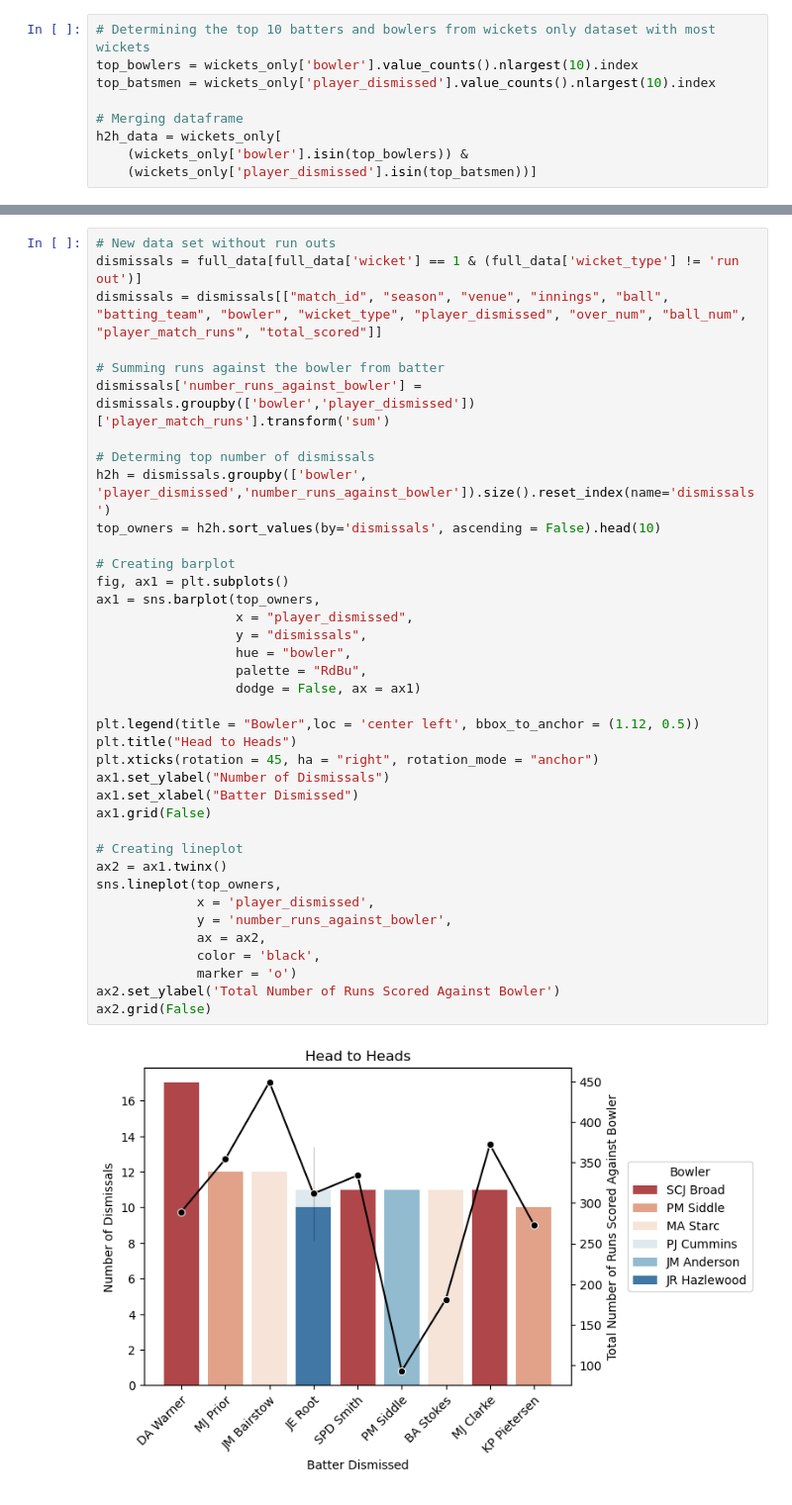
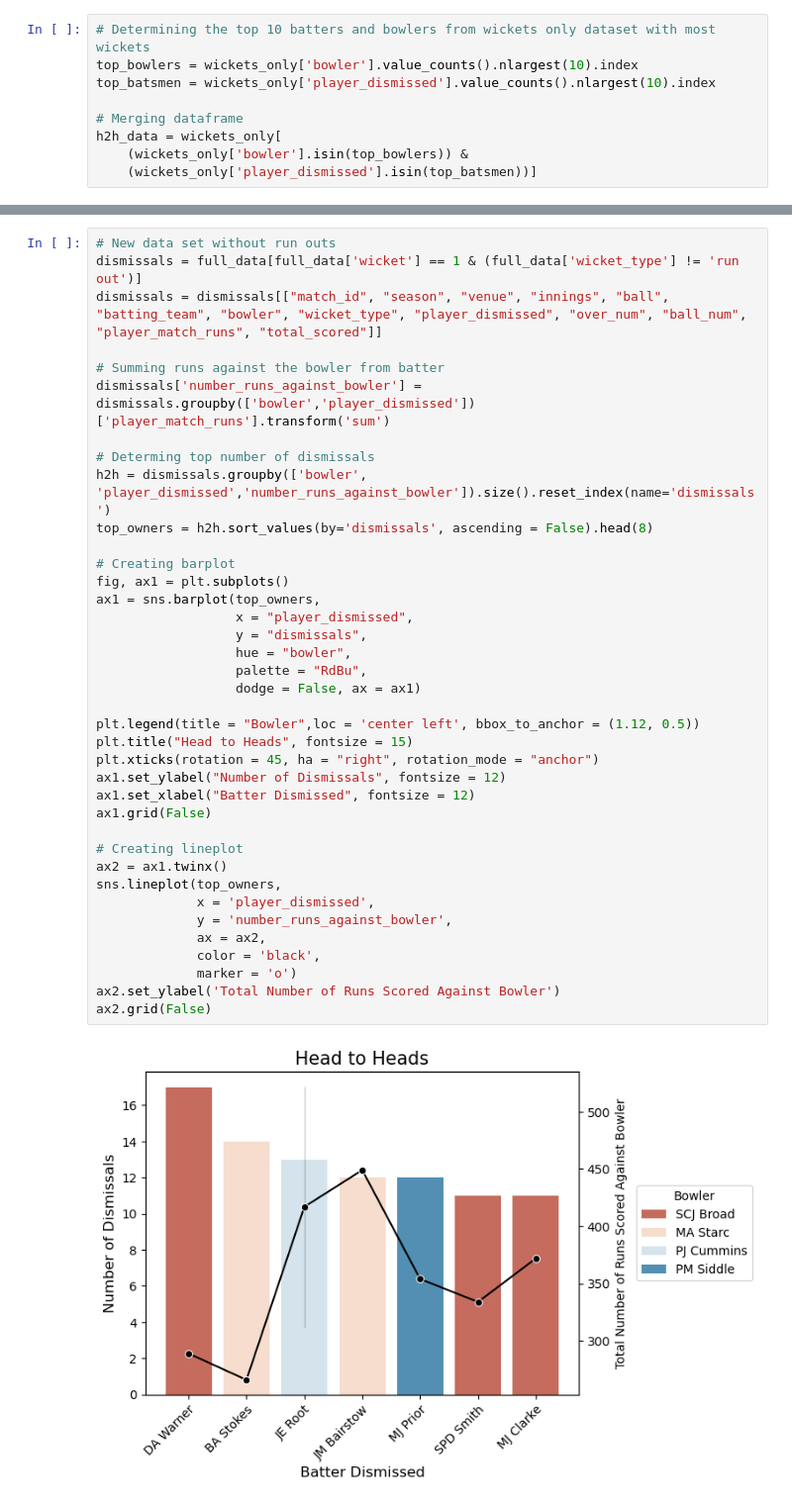
Before and after one commit to zoeh6176-sketch/Programming-Assessment, a Jupyter notebook: Untitled.ipynb, the cells around one changed output, grey strips where cells are left out. Shown at 99% size. Drawn from its saved outputs; the diff is of its cells as text.

Commit message:
Editing some graphs

```diff
--- a/Untitled.ipynb
+++ b/Untitled.ipynb
@@ -577,35 +575,35 @@ dismissals = dismissals[["match_id", "season", "venue", "innings", "ball", "batt
 # Summing runs against the bowler from batter
 dismissals['number_runs_against_bowler'] = dismissals.groupby(['bowler','player_dismissed'])['player_match_runs'].transform('sum')
 
 # Determing top number of dismissals
 h2h = dismissals.groupby(['bowler', 'player_dismissed','number_runs_against_bowler']).size().reset_index(name='dismissals')
-top_owners = h2h.sort_values(by='dismissals', ascending = False).head(10)
+top_owners = h2h.sort_values(by='dismissals', ascending = False).head(8)
 
 # Creating barplot
 fig, ax1 = plt.subplots()
 ax1 = sns.barplot(top_owners,
                   x = "player_dismissed",
                   y = "dismissals",
                   hue = "bowler",
                   palette = "RdBu",
                   dodge = False, ax = ax1)
 
 plt.legend(title = "Bowler",loc = 'center left', bbox_to_anchor = (1.12, 0.5))
-plt.title("Head to Heads")
+plt.title("Head to Heads", fontsize = 15)
 plt.xticks(rotation = 45, ha = "right", rotation_mode = "anchor")
-ax1.set_ylabel("Number of Dismissals")
-ax1.set_xlabel("Batter Dismissed")
+ax1.set_ylabel("Number of Dismissals", fontsize = 12)
+ax1.set_xlabel("Batter Dismissed", fontsize = 12)
 ax1.grid(False)
 
 # Creating lineplot
 ax2 = ax1.twinx()
 sns.lineplot(top_owners,
              x = 'player_dismissed',
              y = 'number_runs_against_bowler',
              ax = ax2,
              color = 'black',
              marker = 'o')
 ax2.set_ylabel('Total Number of Runs Scored Against Bowler')
 ax2.grid(False)
 # %% [output]
-[figure, old version]
+[figure, new version]
```
Also changed, not shown: parts of 18 cells of this notebook.
